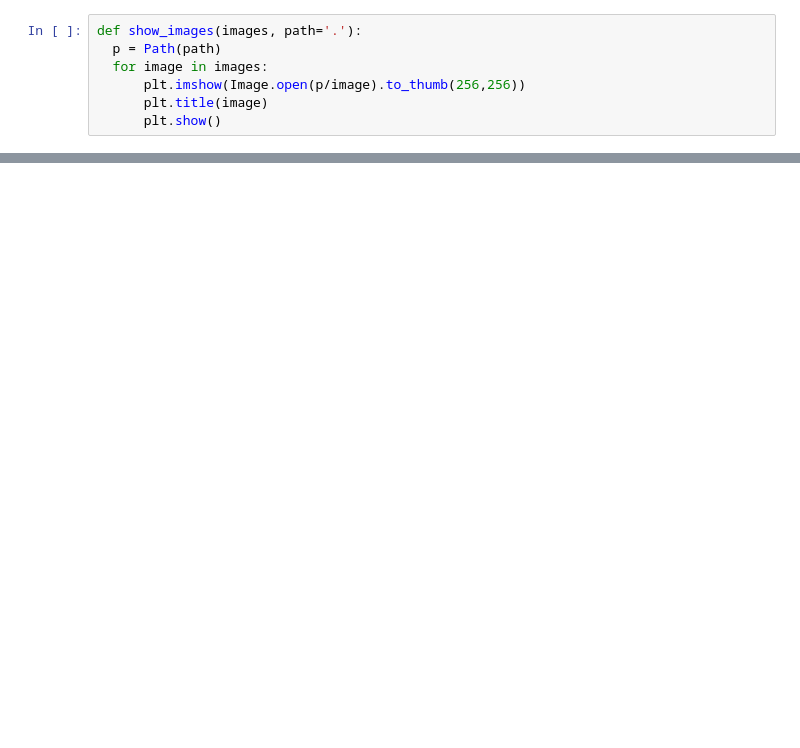
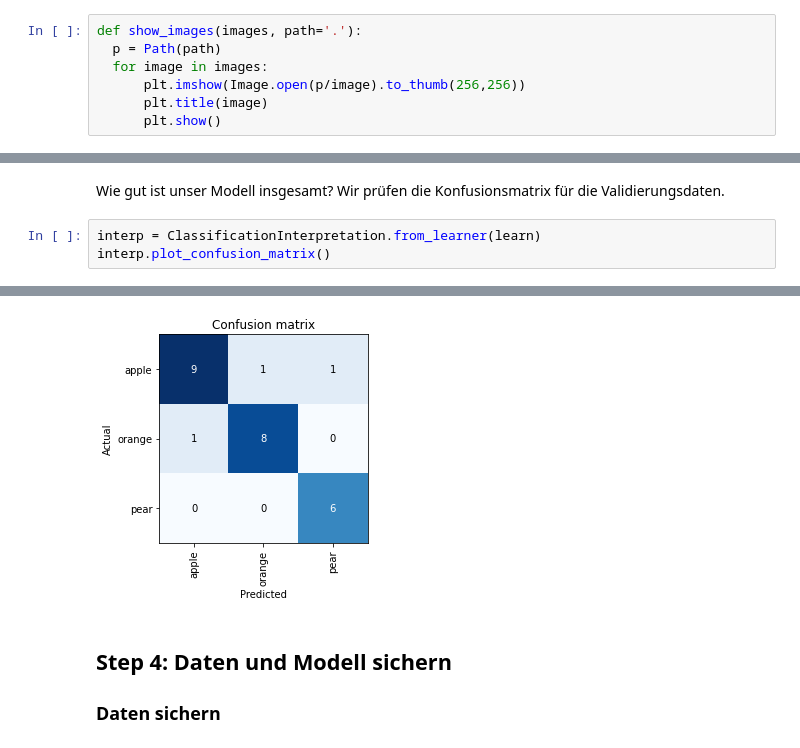
Before and after one commit to dnhshl/cc-ai, a Jupyter notebook: obstsalat.ipynb, the cells around one changed output, grey strips where cells are left out. Cells and saved outputs as stored; diff of their text form; blank space fills up the shorter version.

```diff
--- a/obstsalat.ipynb
+++ b/obstsalat.ipynb
@@ -118,0 +216,6 @@ Probability it's orange: 0.0001
+# %% [markdown]
+Wie gut ist unser Modell insgesamt? Wir prüfen die Konfusionsmatrix für die Validierungsdaten.
+# %%
+interp = ClassificationInterpretation.from_learner(learn)
+interp.plot_confusion_matrix()
+# %% [output]
@@ -118,0 +224,4 @@ Probability it's orange: 0.0001
+[figure, added]
+# %% [markdown]
+## Step 4: Daten und Modell sichern
+### Daten sichern
```
Also changed, not shown: parts of 33 cells of this notebook.
